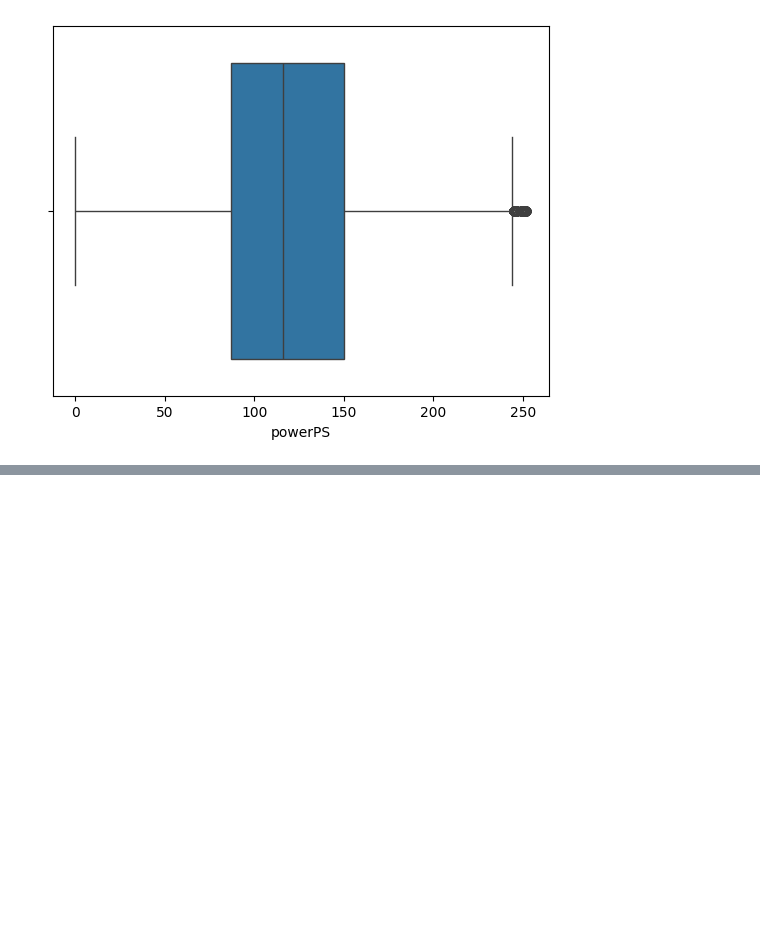
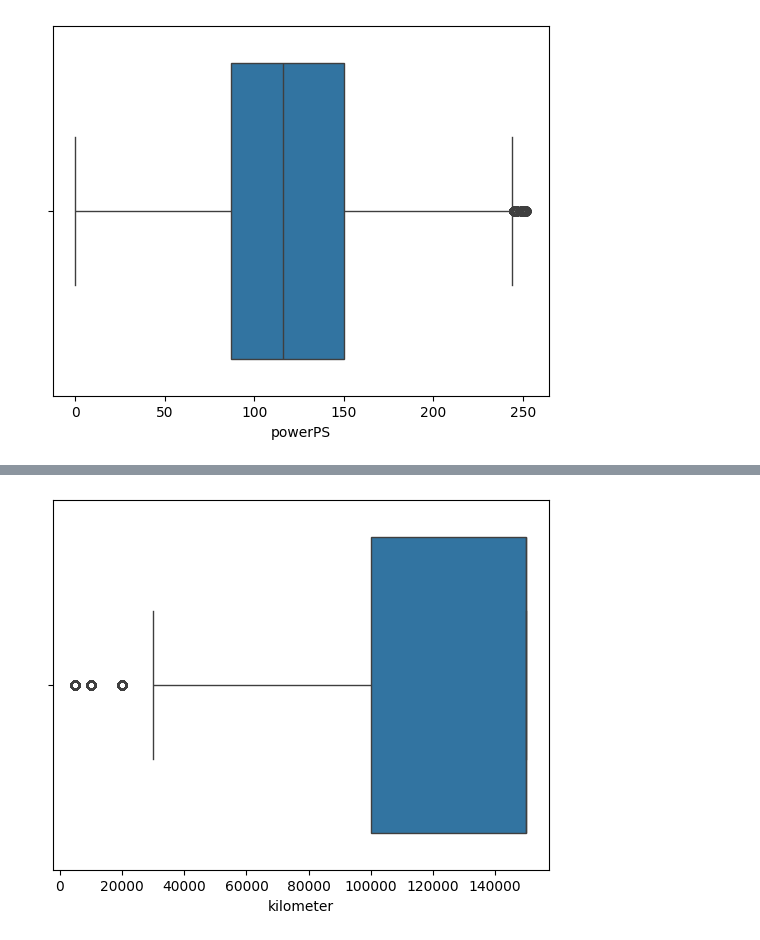
Before and after one commit to RamyGendy/CarPricePrediction, a Jupyter notebook: DataCleaning.ipynb, the cells around one changed output, grey strips where cells are left out. Drawn from its saved outputs; the diff is of its cells as text; code cells hidden in the pictures; blank space fills up the shorter version.

```diff
--- a/DataCleaning.ipynb
+++ b/DataCleaning.ipynb
@@ -443,0 +458,4 @@ sns.boxplot(x='powerPS', data=df_cleaned);
+# %%
+sns.boxplot(x='kilometer', data=df_cleaned);
+# %% [output]
+[figure, added]
```
Also changed, not shown: parts of 7 cells of this notebook.
